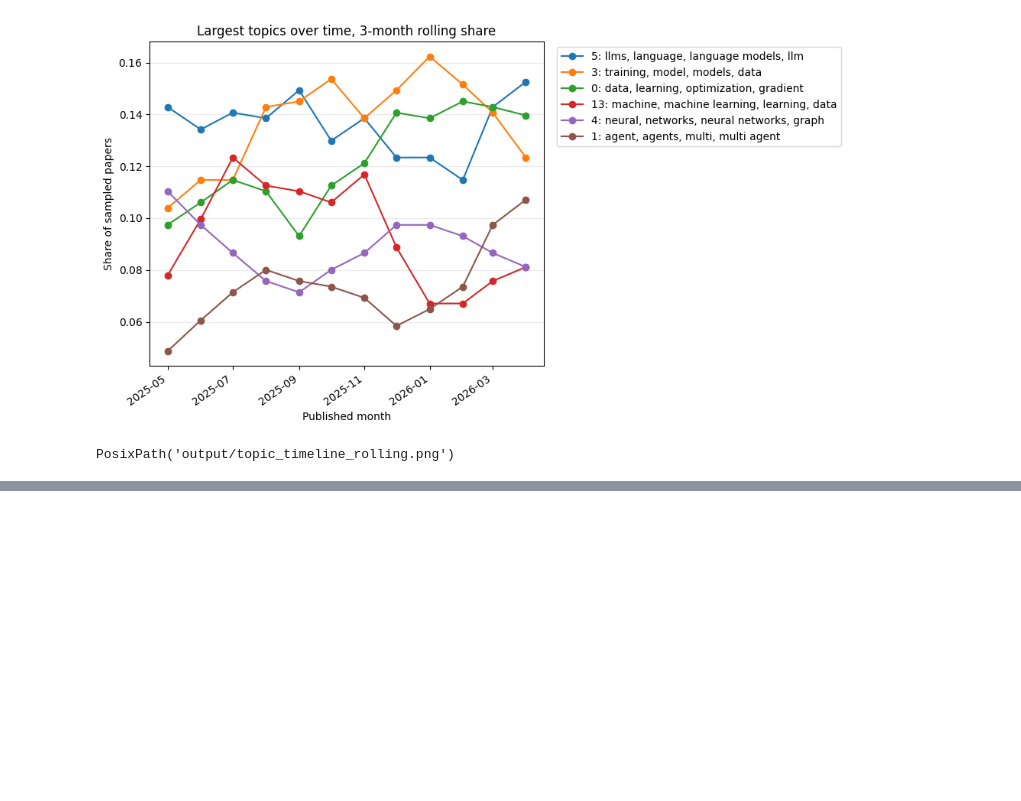
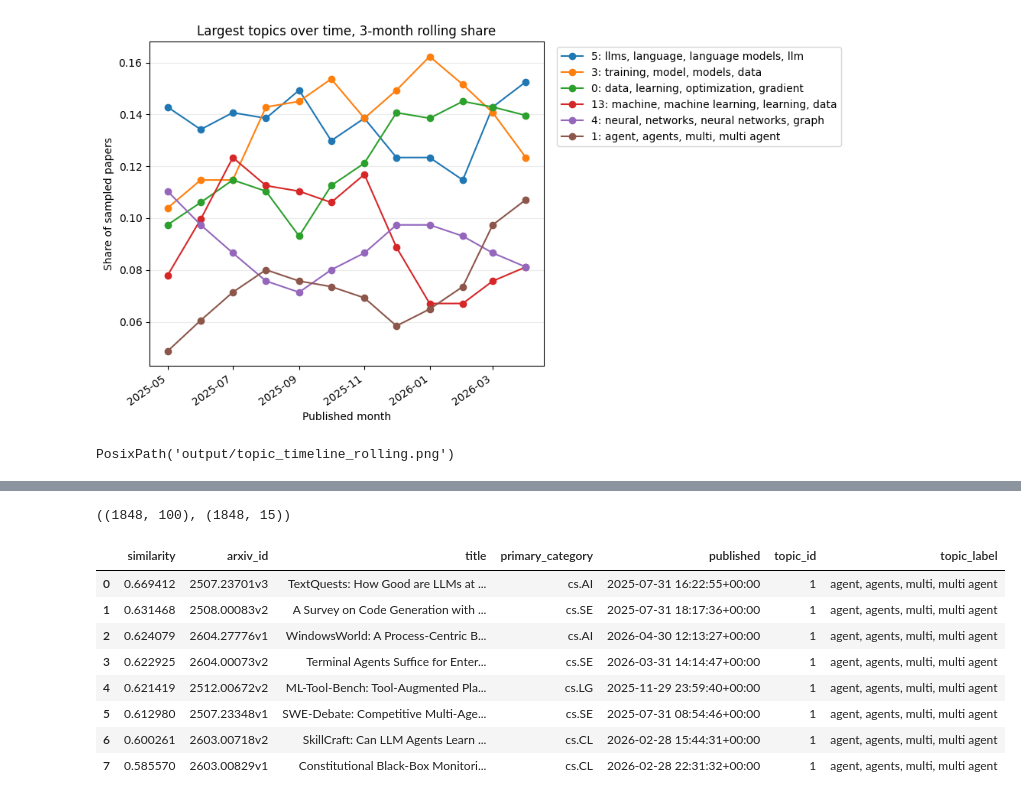
Before and after one commit to dobosipeter/usml_homework, a Jupyter notebook: arxiv_topics.ipynb, the cells around one changed output, grey strips where cells are left out. Cells and saved outputs as stored; diff of their text form; code cells hidden in the pictures; blank space fills up the shorter version.

```diff
--- a/arxiv_topics.ipynb
+++ b/arxiv_topics.ipynb
@@ -911,0 +918,59 @@ PosixPath('output/topic_timeline_rolling.png')
+# %%
+from sklearn.metrics.pairwise import cosine_similarity
+
+papers_with_topics = pd.read_parquet(PAPERS_WITH_TOPICS_CACHE)
+lsa_embeddings = np.load(LSA_CACHE)
+
+with TFIDF_VECTORIZER_CACHE.open("rb") as handle:
+    tfidf_vectorizer = pickle.load(handle)
+
+with LSA_MODEL_CACHE.open("rb") as handle:
+    lsa_model = pickle.load(handle)
+
+lsa_embeddings.shape, papers_with_topics.shape
+# %% [output]
+((1848, 100), (1848, 15))
+# %%
+def embed_query(text: str) -> np.ndarray:
+    cleaned_text = clean_document_text(text)
+    query_tfidf = tfidf_vectorizer.transform([cleaned_text])
+    query_lsa = lsa_model.transform(query_tfidf)
+    query_lsa = normalize(query_lsa, norm="l2")
+    return query_lsa
+
+
+def find_similar_papers(query_text: str, k: int = 10) -> pd.DataFrame:
+    query_embedding = embed_query(query_text)
+    similarities = cosine_similarity(query_embedding, lsa_embeddings).ravel()
+    top_indices = np.argsort(similarities)[-k:][::-1]
+
+    columns = [
+        "arxiv_id",
+        "title",
+        "primary_category",
+        "published",
+        "topic_id",
+        "topic_label",
+    ]
+    recommendations = papers_with_topics.iloc[top_indices][columns].copy()
+    recommendations.insert(0, "similarity", similarities[top_indices])
+    return recommendations.reset_index(drop=True)
+
+
+query_abstract = """
+Large language model agents can use tools, plan over long horizons, and coordinate
+multiple specialised sub-agents. This work studies how to evaluate such systems on
+realistic software engineering and research-assistant tasks.
+"""
+
+find_similar_papers(query_abstract, k=8)
+# %% [output]
+|  | similarity | arxiv_id | title | primary_category | published | topic_id | topic_label |
+| 0 | 0.669412 | 2507.23701v3 | TextQuests: How Good are LLMs at ... | cs.AI | 2025-07-31 16:22:55+00:00 | 1 | agent, agents, multi, multi agent |
+| 1 | 0.631468 | 2508.00083v2 | A Survey on Code Generation with ... | cs.SE | 2025-07-31 18:17:36+00:00 | 1 | agent, agents, multi, multi agent |
+| 2 | 0.624079 | 2604.27776v1 | WindowsWorld: A Process-Centric B... | cs.AI | 2026-04-30 12:13:27+00:00 | 1 | agent, agents, multi, multi agent |
+| 3 | 0.622925 | 2604.00073v2 | Terminal Agents Suffice for Enter... | cs.SE | 2026-03-31 14:14:47+00:00 | 1 | agent, agents, multi, multi agent |
+| 4 | 0.621419 | 2512.00672v2 | ML-Tool-Bench: Tool-Augmented Pla... | cs.LG | 2025-11-29 23:59:40+00:00 | 1 | agent, agents, multi, multi agent |
+| 5 | 0.612980 | 2507.23348v1 | SWE-Debate: Competitive Multi-Age... | cs.SE | 2025-07-31 08:54:46+00:00 | 1 | agent, agents, multi, multi agent |
+| 6 | 0.600261 | 2603.00718v2 | SkillCraft: Can LLM Agents Learn ... | cs.CL | 2026-02-28 15:44:31+00:00 | 1 | agent, agents, multi, multi agent |
+| 7 | 0.585570 | 2603.00829v1 | Constitutional Black-Box Monitori... | cs.CL | 2026-02-28 22:31:32+00:00 | 1 | agent, agents, multi, multi agent |
```
Also changed, not shown: parts of 3 cells of this notebook, 3 other files.
